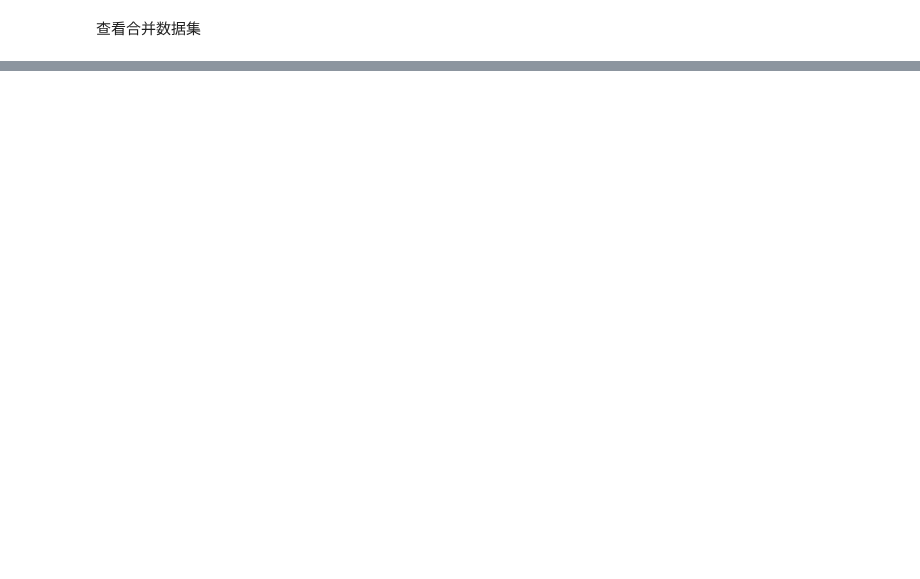
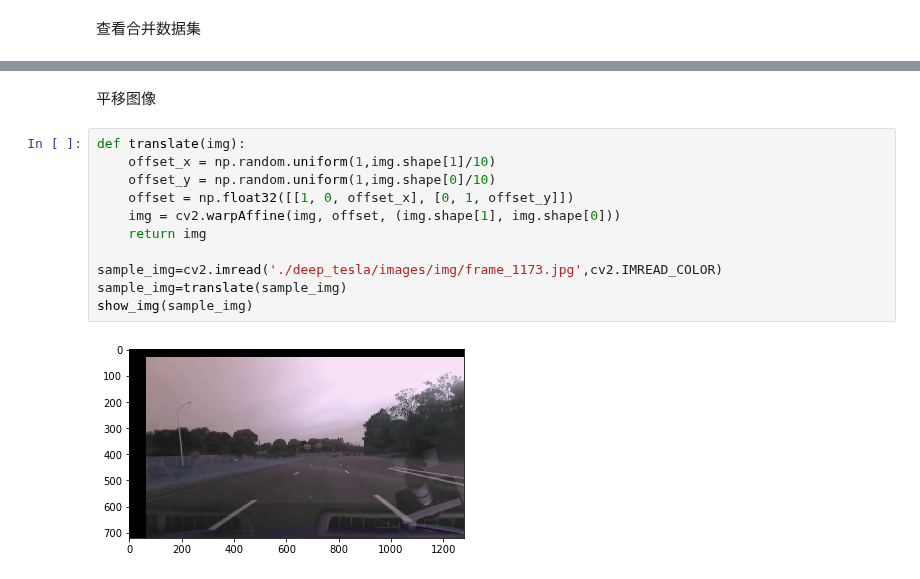
Before and after one commit to gdefenser/MyUdacity, a Jupyter notebook: CourseProjects/MLA_P7_DeepTesla/code.ipynb, the cells around one changed output, grey strips where cells are left out. Drawn from its saved outputs; the diff is of its cells as text; blank space fills up the shorter version.

```diff
--- a/CourseProjects/MLA_P7_DeepTesla/code.ipynb
+++ b/CourseProjects/MLA_P7_DeepTesla/code.ipynb
@@ -68,0 +112,15 @@ Distribution
+# %% [markdown]
+平移图像
+# %%
+def translate(img):
+    offset_x = np.random.uniform(1,img.shape[1]/10)
+    offset_y = np.random.uniform(1,img.shape[0]/10)
+    offset = np.float32([[1, 0, offset_x], [0, 1, offset_y]])
+    img = cv2.warpAffine(img, offset, (img.shape[1], img.shape[0]))
+    return img
+
+sample_img=cv2.imread('./deep_tesla/images/img/frame_1173.jpg',cv2.IMREAD_COLOR)
+sample_img=translate(sample_img)
+show_img(sample_img)
+# %% [output]
+[figure, added]
```
Also changed, not shown: parts of 8 cells of this notebook, 1 other file.
